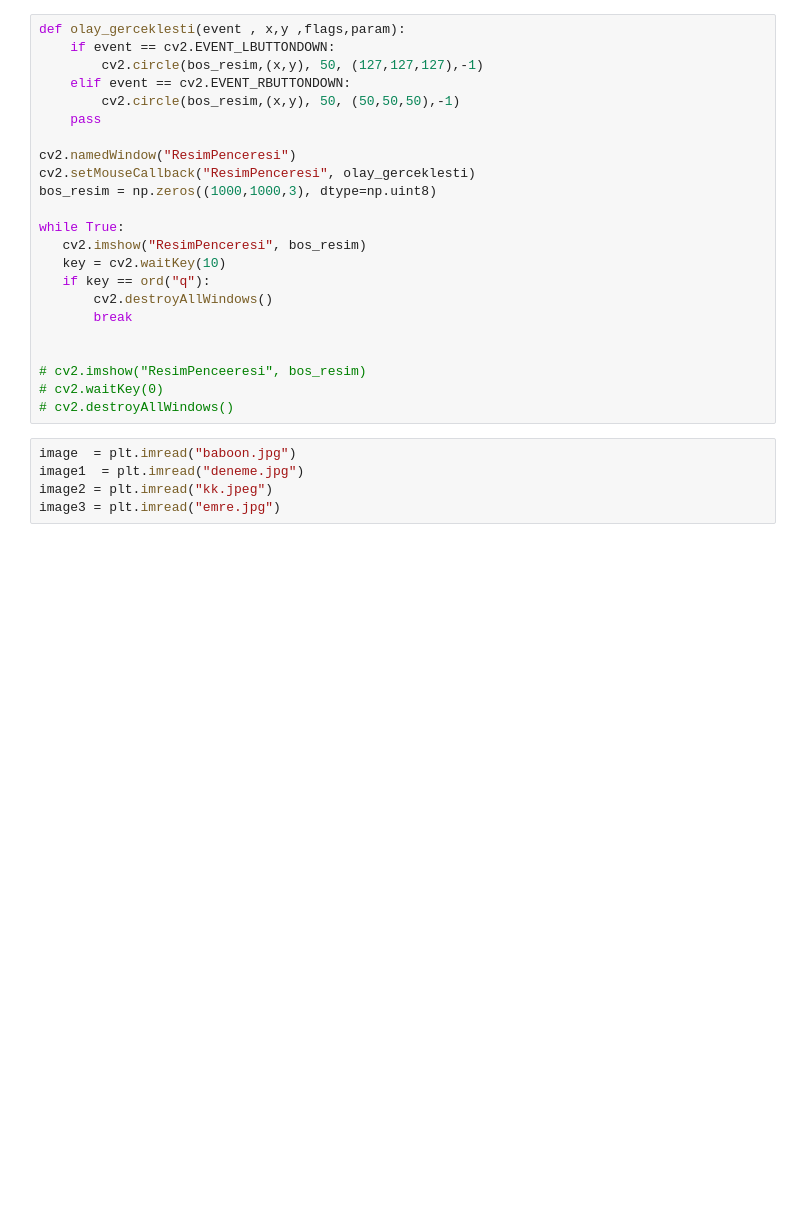
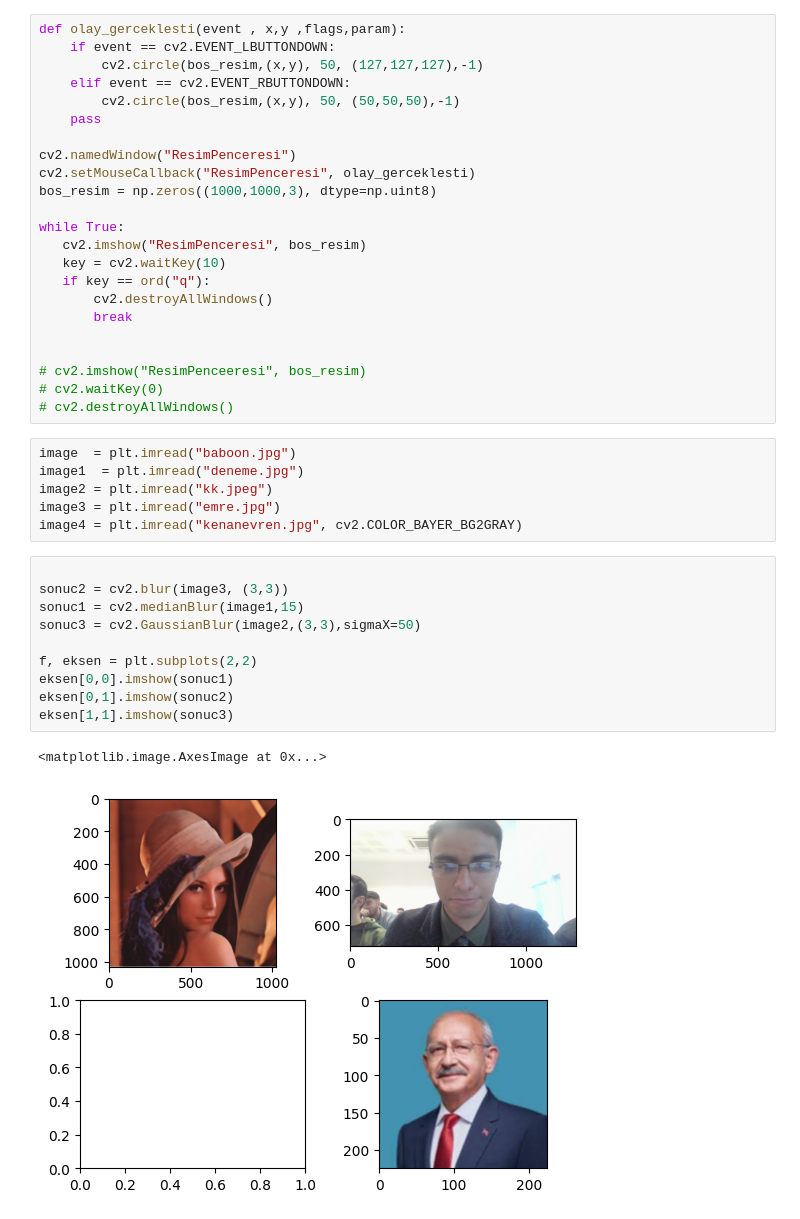
Before and after one commit to EmreCogac/Computer-vision-zarttiri-zort, a Jupyter notebook: deneme.ipynb, the cells around one changed output. Saved outputs shown, nothing was run; the diff lists cells and outputs as text; blank space fills up the shorter version.

```diff
--- a/deneme.ipynb
+++ b/deneme.ipynb
@@ -30,3 +30,17 @@ image  = plt.imread("baboon.jpg")
 image1  = plt.imread("deneme.jpg")
 image2 = plt.imread("kk.jpeg")
 image3 = plt.imread("emre.jpg")
+image4 = plt.imread("kenanevren.jpg", cv2.COLOR_BAYER_BG2GRAY)
+# %%
+
+sonuc2 = cv2.blur(image3, (3,3))
+sonuc1 = cv2.medianBlur(image1,15)
+sonuc3 = cv2.GaussianBlur(image2,(3,3),sigmaX=50)
+
+f, eksen = plt.subplots(2,2)
+eksen[0,0].imshow(sonuc1)
+eksen[0,1].imshow(sonuc2)
+eksen[1,1].imshow(sonuc3)
+# %% [output]
+<matplotlib.image.AxesImage at 0x...>
+[figure, added]
```
Also changed, not shown: parts of 7 cells of this notebook, 2 other files.
